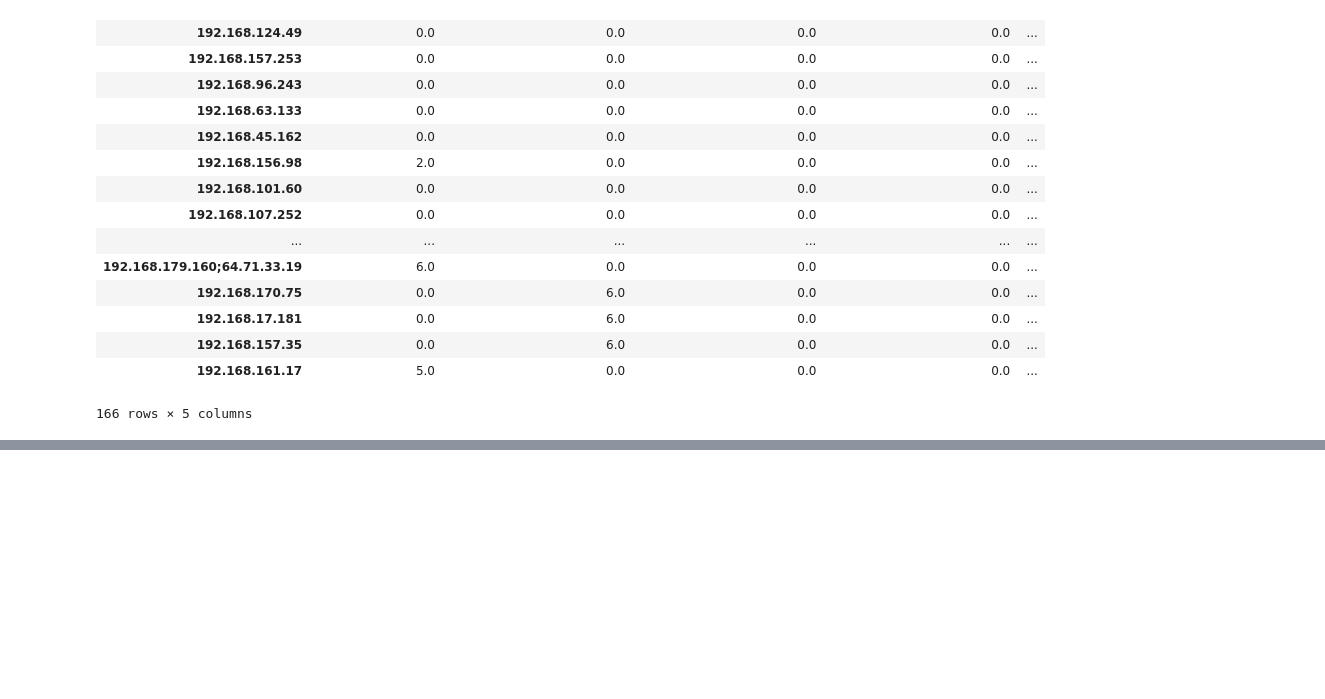
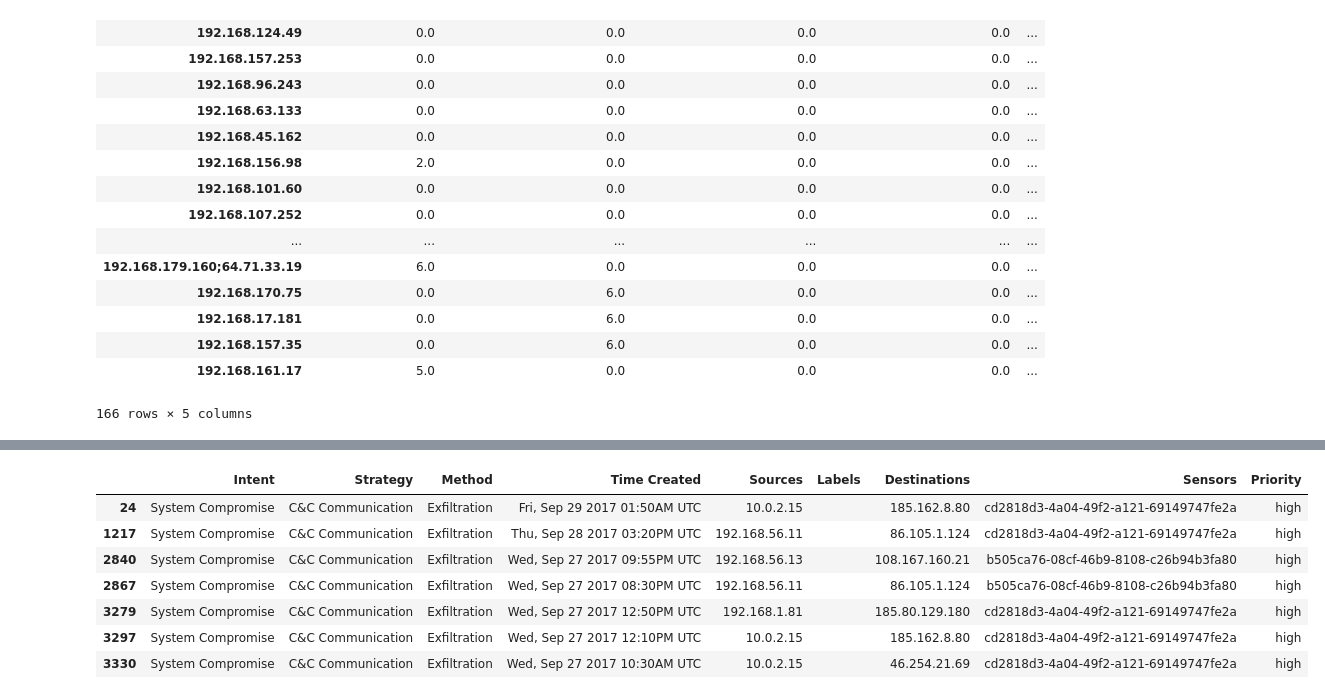
Before and after one commit to aldo195/dagny, a Jupyter notebook: samples/AlienVault Sample.ipynb, the cells around one changed output, grey strips where cells are left out. Saved outputs shown, nothing was run; the diff lists cells and outputs as text; code cells hidden in the pictures; blank space fills up the shorter version.

```diff
--- a/samples/AlienVault Sample.ipynb
+++ b/samples/AlienVault Sample.ipynb
@@ -55,0 +148,11 @@ g.sort_values('System Compromise', ascending=False)
+# %%
+df[df.Method == 'Exfiltration']
+# %% [output]
+|  | Intent | Strategy | Method | Time Created | Sources | Labels | Destinations | Sensors | Priority |
+| 24 | System Compromise | C&C Communication | Exfiltration | Fri, Sep 29 2017 01:50AM UTC | 10.0.2.15 |  | 185.162.8.80 | cd2818d3-4a04-49f2-a121-69149747fe2a | high |
+| 1217 | System Compromise | C&C Communication | Exfiltration | Thu, Sep 28 2017 03:20PM UTC | 192.168.56.11 |  | 86.105.1.124 | cd2818d3-4a04-49f2-a121-69149747fe2a | high |
+| 2840 | System Compromise | C&C Communication | Exfiltration | Wed, Sep 27 2017 09:55PM UTC | 192.168.56.13 |  | 108.167.160.21 | b505ca76-08cf-46b9-8108-c26b94b3fa80 | high |
+| 2867 | System Compromise | C&C Communication | Exfiltration | Wed, Sep 27 2017 08:30PM UTC | 192.168.56.11 |  | 86.105.1.124 | b505ca76-08cf-46b9-8108-c26b94b3fa80 | high |
+| 3279 | System Compromise | C&C Communication | Exfiltration | Wed, Sep 27 2017 12:50PM UTC | 192.168.1.81 |  | 185.80.129.180 | cd2818d3-4a04-49f2-a121-69149747fe2a | high |
+| 3297 | System Compromise | C&C Communication | Exfiltration | Wed, Sep 27 2017 12:10PM UTC | 10.0.2.15 |  | 185.162.8.80 | cd2818d3-4a04-49f2-a121-69149747fe2a | high |
+| 3330 | System Compromise | C&C Communication | Exfiltration | Wed, Sep 27 2017 10:30AM UTC | 10.0.2.15 |  | 46.254.21.69 | cd2818d3-4a04-49f2-a121-69149747fe2a | high |
```
Also changed, not shown: parts of 7 cells of this notebook, 3 other files.
